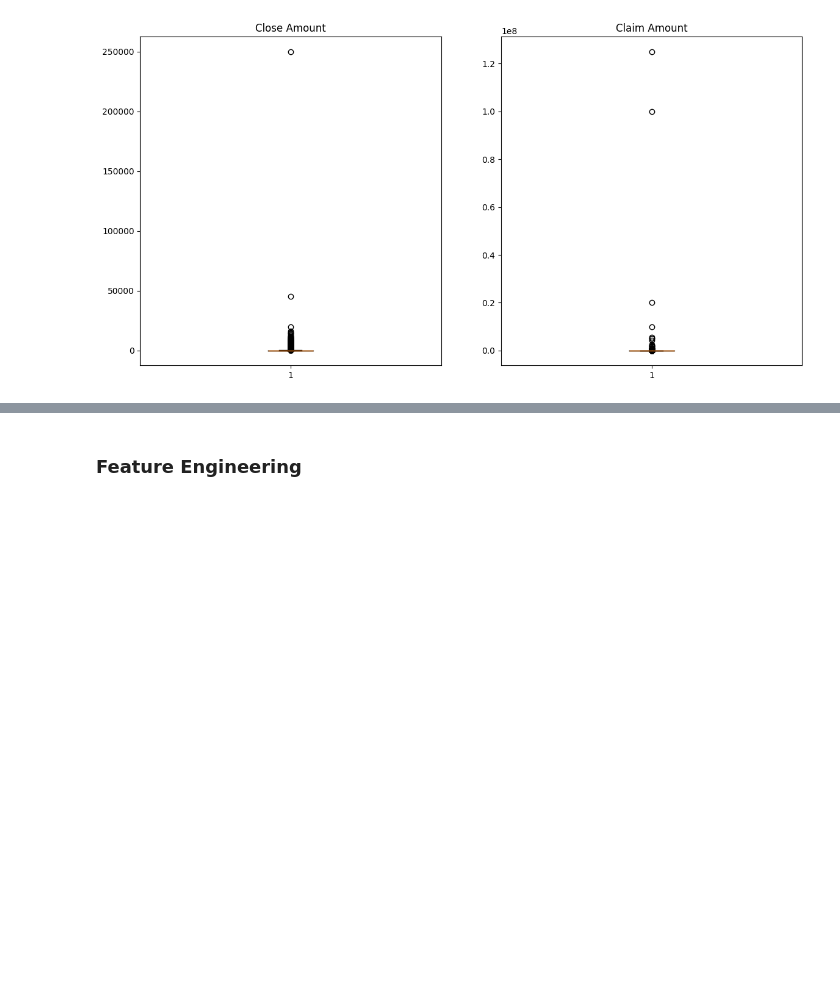
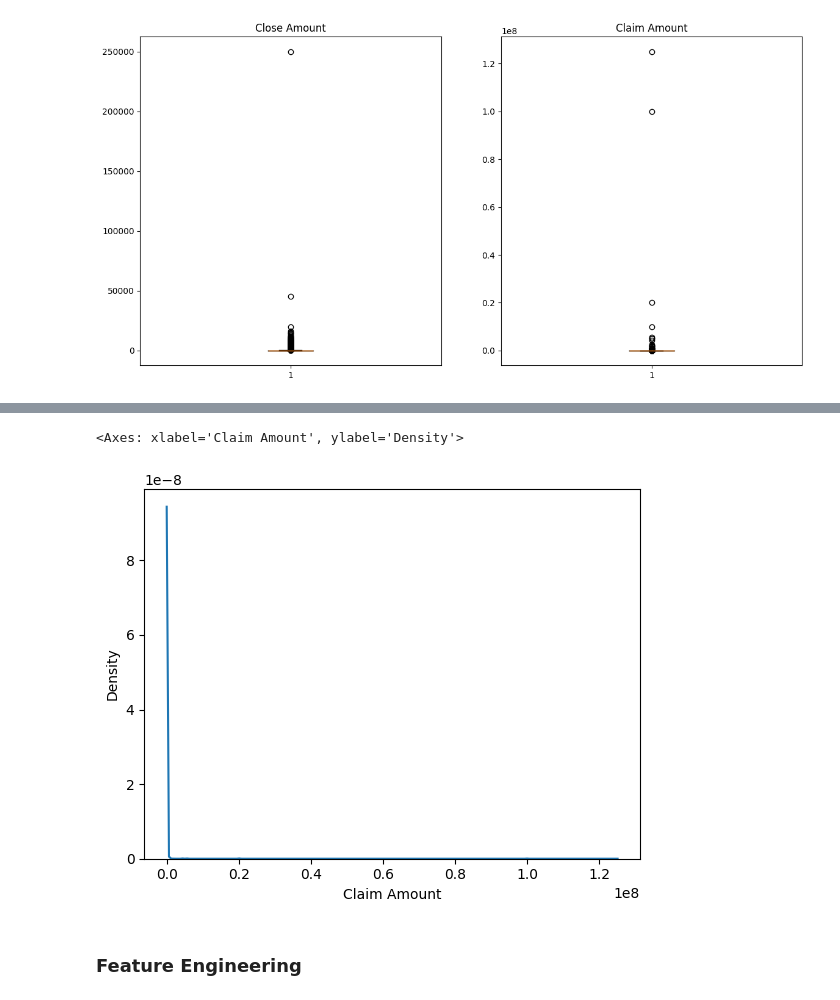
Before and after one commit to btokoli/Risk-Radar-Clustering-Airports-by-Claim-Patterns-to-Spotlight-High-Risk-Hubs, a Jupyter notebook: airportAnalysis.ipynb, the cells around one changed output, grey strips where cells are left out. Drawn from its saved outputs; the diff is of its cells as text; code cells hidden in the pictures; blank space fills up the shorter version.

```diff
--- a/airportAnalysis.ipynb
+++ b/airportAnalysis.ipynb
@@ -564,3 +579,8 @@ df2.nlargest(5, "Claim Amount")
+# %%
+sns.kdeplot(x=df2["Claim Amount"])
+# %% [output]
+<Axes: xlabel='Claim Amount', ylabel='Density'>
+[figure, added]
 # %% [markdown]
 ### Feature Engineering
 # %%
```
Also changed, not shown: parts of 2 cells of this notebook.
